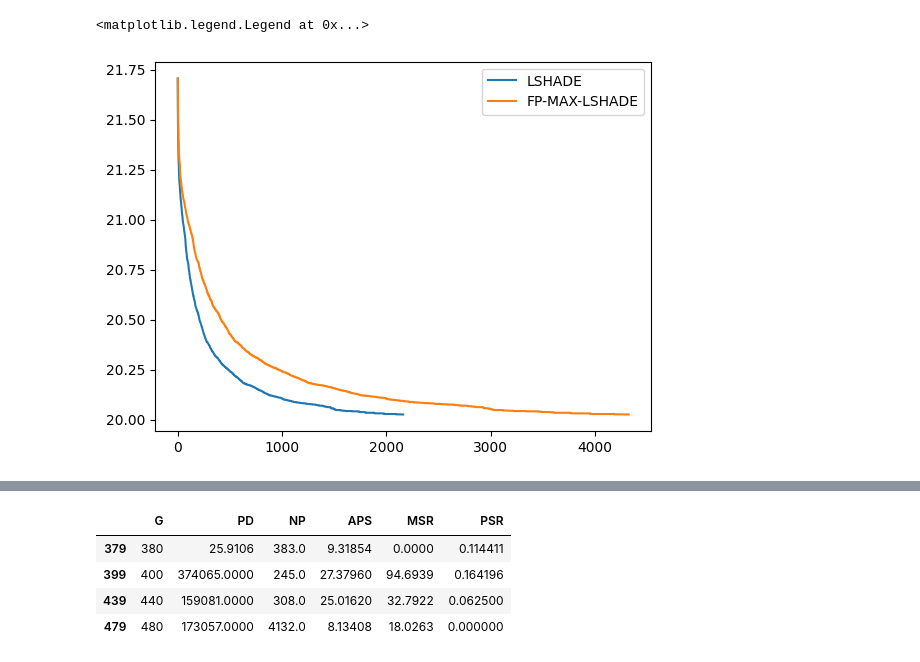
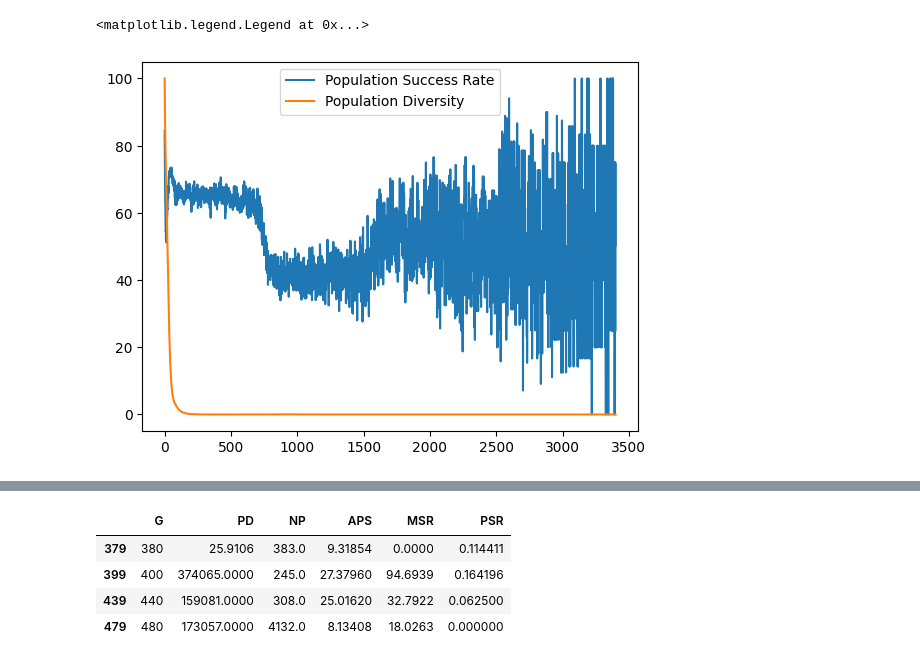
Before and after one commit to raphaelgoms/analysis-scripts, a Jupyter notebook: pattern_usage_strategy_analysis.ipynb, the cells around one changed output, grey strips where cells are left out. Drawn from its saved outputs; the diff is of its cells as text; code cells hidden in the pictures.

```diff
--- a/pattern_usage_strategy_analysis.ipynb
+++ b/pattern_usage_strategy_analysis.ipynb
@@ -83,13 +35,20 @@ dm_cost_df
-# %%
-dm_cost_df = pd.read_csv(dm_cost_filepath, sep=';')
-lshade_cost_df = pd.read_csv(ls_cost_filepath, sep=';')
-
-lshade_cost_df[lshade_cost_df != -1].mean(axis=1).plot(label="LSHADE")
-dm_cost_df[dm_cost_df != -1].mean(axis=1).plot(label="FP-MAX-LSHADE")
-plt.legend()
-# %% [output]
-<matplotlib.legend.Legend at 0x...>
-[figure, old version]
+# %%
+lshade_df = pd.read_csv(ls_filepath, sep=';')
+
+# transformations:
+lshade_df.PD /= lshade_df.PD.max()
+lshade_df.PD *= 100
+
+lshade_df.PSR /= lshade_df.PSR.max()
+lshade_df.PSR *= 100
+
+# visualization:
+lshade_df.PSR.plot(label="Population Success Rate")
+lshade_df.PD.plot(label="Population Diversity")
+plt.legend()
+# %% [output]
+<matplotlib.legend.Legend at 0x...>
+[figure, new version]
 # %%
 dm_lshade_df = pd.read_csv(dm_filepath, sep=';')
 
```
Also changed, not shown: parts of 18 cells of this notebook, 1 other file.
